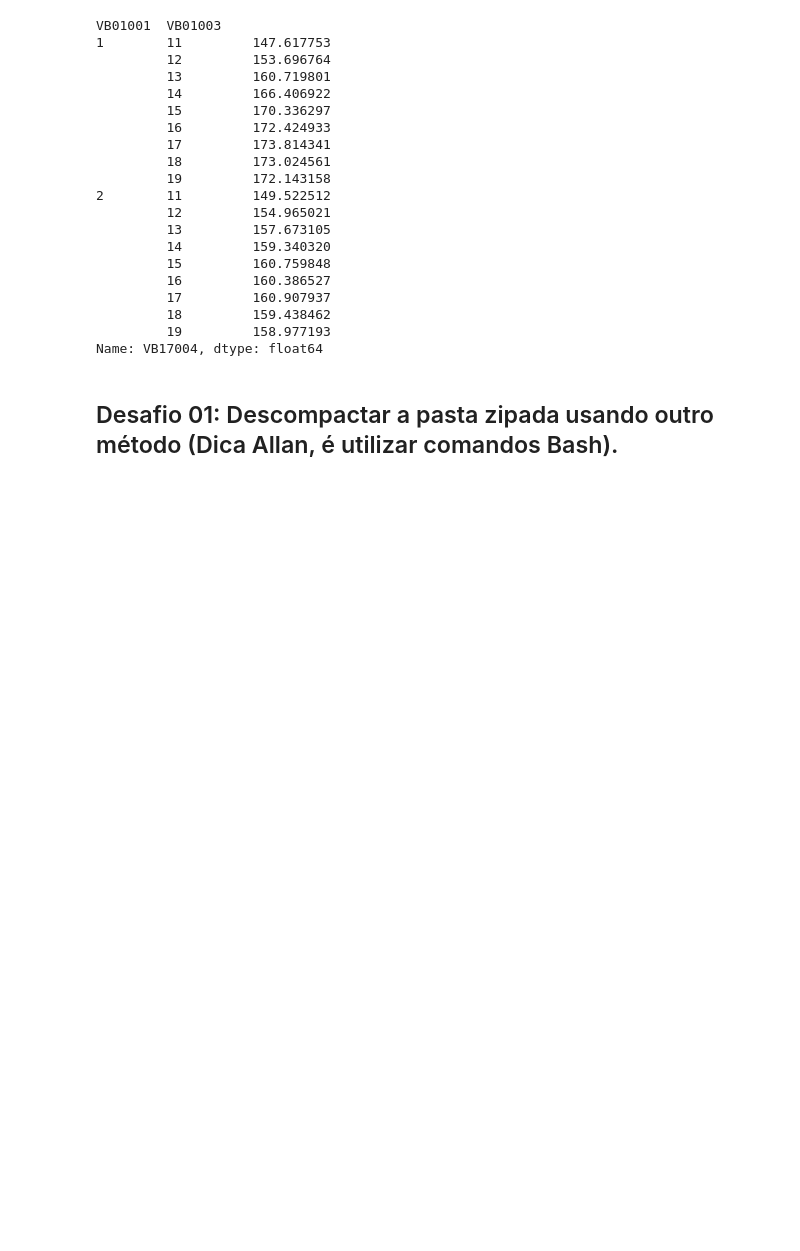
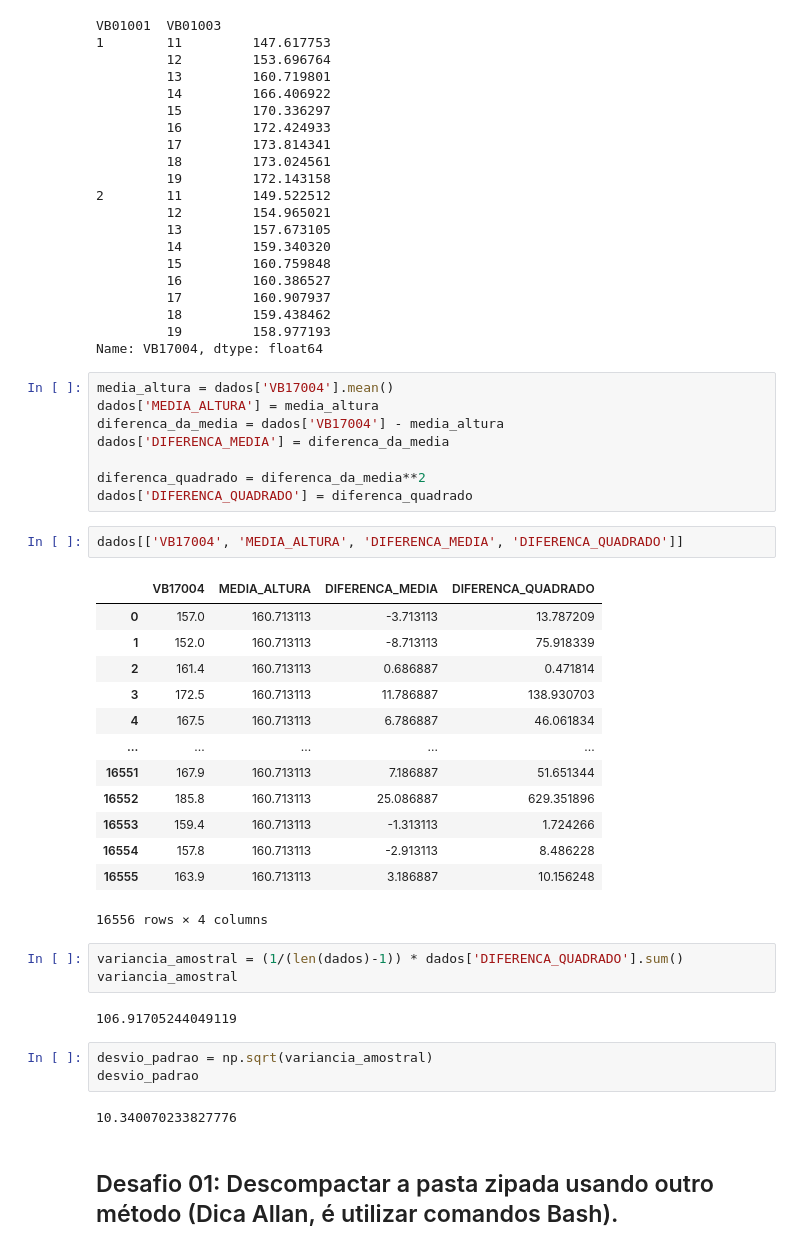
Before and after one commit to yoshinaga2904/Bootcamp-Alura, a Jupyter notebook: Modulo_3.ipynb, the cells around one changed output. Cells and saved outputs as stored; diff of their text form; blank space fills up the shorter version.

```diff
--- a/Modulo_3.ipynb
+++ b/Modulo_3.ipynb
@@ -397,6 +397,40 @@ VB01001  VB01003
          18         159.438462
          19         158.977193
 Name: VB17004, dtype: float64
+# %%
+media_altura = dados['VB17004'].mean()
+dados['MEDIA_ALTURA'] = media_altura
+diferenca_da_media = dados['VB17004'] - media_altura
+dados['DIFERENCA_MEDIA'] = diferenca_da_media
+
+diferenca_quadrado = diferenca_da_media**2
+dados['DIFERENCA_QUADRADO'] = diferenca_quadrado
+# %%
+dados[['VB17004', 'MEDIA_ALTURA', 'DIFERENCA_MEDIA', 'DIFERENCA_QUADRADO']]
+# %% [output]
+|  | VB17004 | MEDIA_ALTURA | DIFERENCA_MEDIA | DIFERENCA_QUADRADO |
+| 0 | 157.0 | 160.713113 | -3.713113 | 13.787209 |
+| 1 | 152.0 | 160.713113 | -8.713113 | 75.918339 |
+| 2 | 161.4 | 160.713113 | 0.686887 | 0.471814 |
+| 3 | 172.5 | 160.713113 | 11.786887 | 138.930703 |
+| 4 | 167.5 | 160.713113 | 6.786887 | 46.061834 |
+| ... | ... | ... | ... | ... |
+| 16551 | 167.9 | 160.713113 | 7.186887 | 51.651344 |
+| 16552 | 185.8 | 160.713113 | 25.086887 | 629.351896 |
+| 16553 | 159.4 | 160.713113 | -1.313113 | 1.724266 |
+| 16554 | 157.8 | 160.713113 | -2.913113 | 8.486228 |
+| 16555 | 163.9 | 160.713113 | 3.186887 | 10.156248 |
+16556 rows × 4 columns
+# %%
+variancia_amostral = (1/(len(dados)-1)) * dados['DIFERENCA_QUADRADO'].sum()
+variancia_amostral
+# %% [output]
+106.91705244049119
+# %%
+desvio_padrao = np.sqrt(variancia_amostral)
+desvio_padrao
+# %% [output]
+10.340070233827776
 # %% [markdown]
 ## Desafio 01: Descompactar a pasta zipada usando outro método (Dica Allan, é utilizar comandos Bash).
 # %%
```
Also changed, not shown: parts of 13 cells of this notebook.
